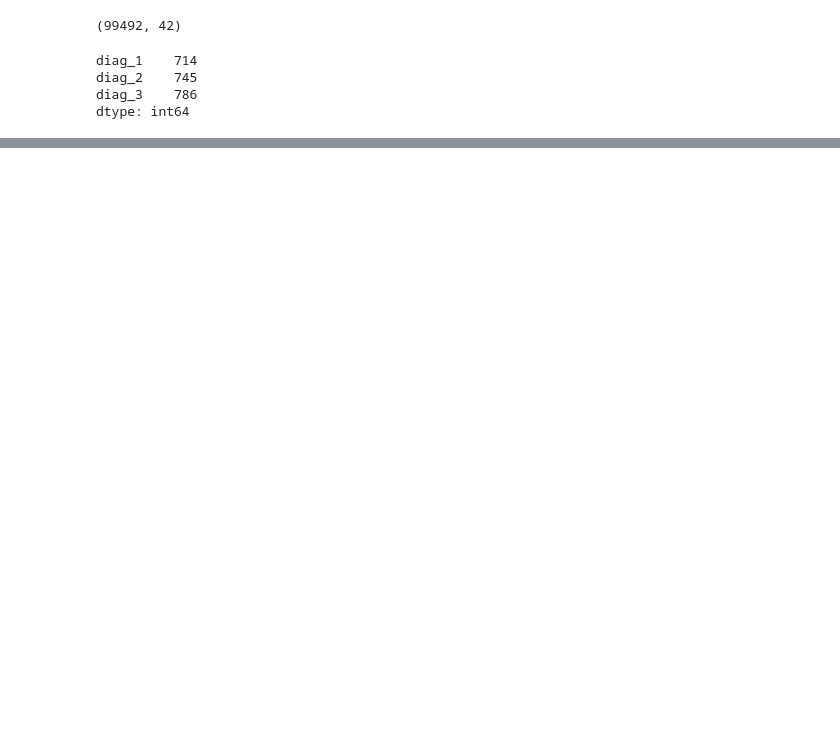
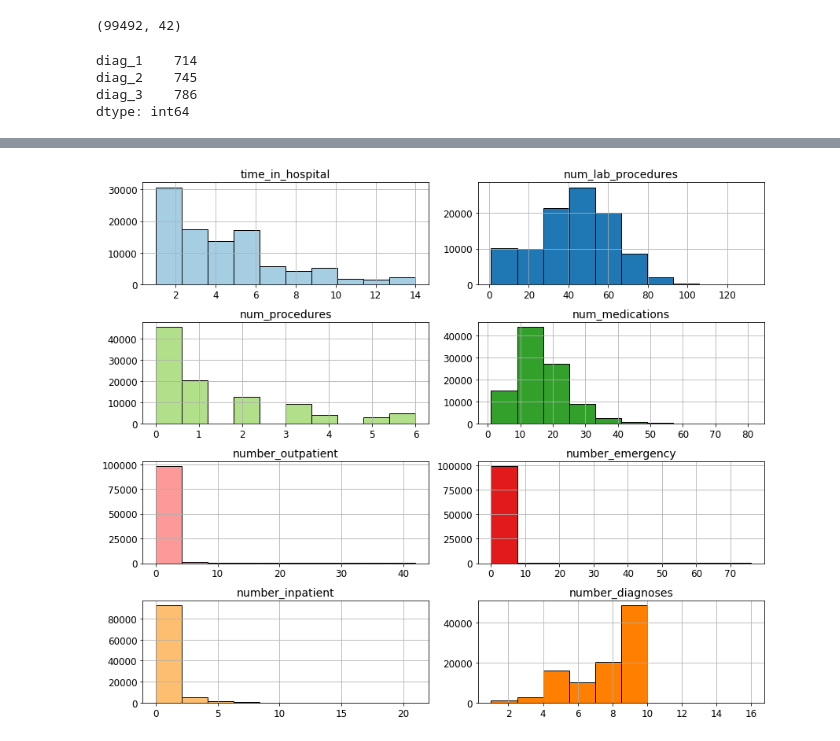
Before and after one commit to capac/kaggle-notebooks, a Jupyter notebook: diabetes-in-130-US-hospitals/diabetes.ipynb, the cells around one changed output, grey strips where cells are left out. Saved outputs shown, nothing was run; the diff lists cells and outputs as text; code cells hidden in the pictures; blank space fills up the shorter version.

```diff
--- a/diabetes-in-130-US-hospitals/diabetes.ipynb
+++ b/diabetes-in-130-US-hospitals/diabetes.ipynb
@@ -152,0 +167,10 @@ dtype: int64
+# %%
+fig, axes = plt.subplots(4, 2, figsize=(12, 10))
+colors = plt.cm.Paired.colors
+for c, ax, col in zip(colors, axes.flat, num_cols):
+    ax.hist(df[col], color=c, edgecolor='k', bins=10)
+    ax.set_title(col)
+    ax.grid(True)
+fig.tight_layout()
+# %% [output]
+[figure, added]
```
Also changed, not shown: parts of 4 cells of this notebook.
